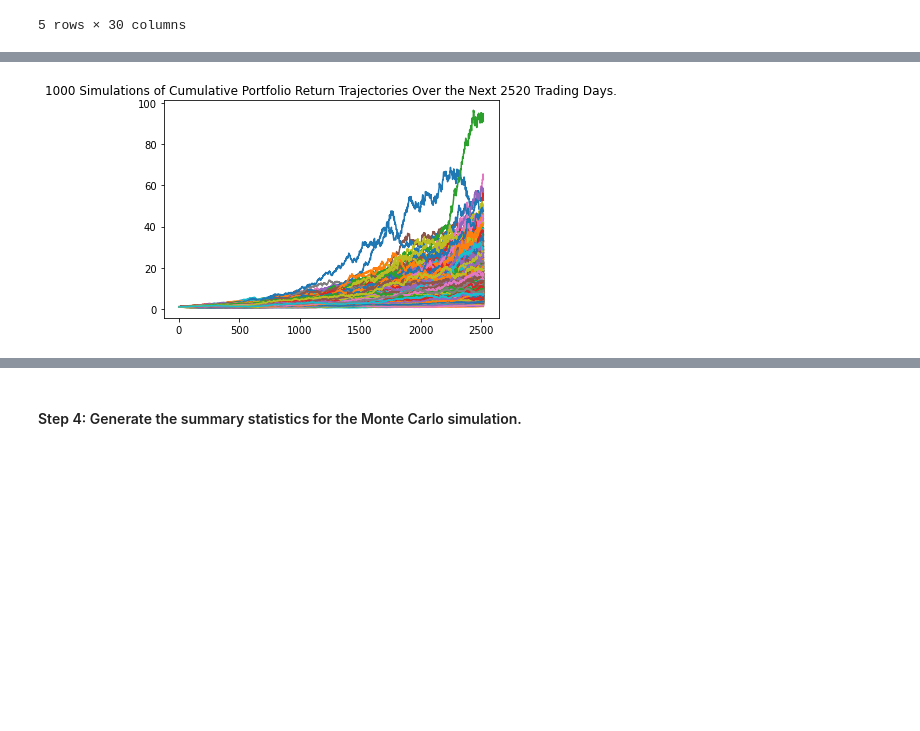
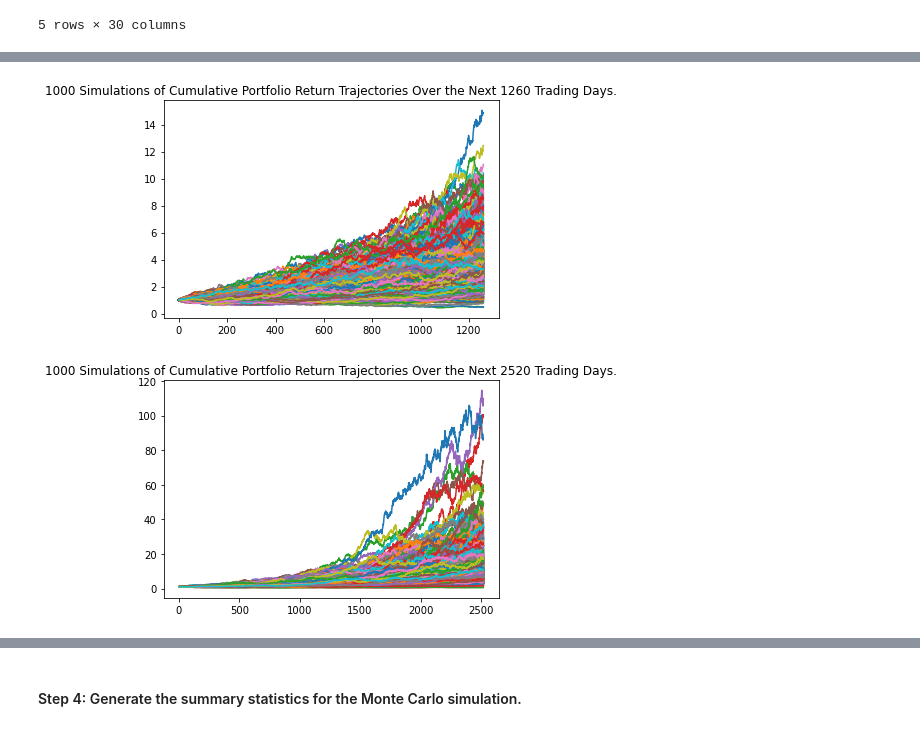
Before and after one commit to Hashtahg/Project_1_Bootcamp, a Jupyter notebook: portfolio_analysis.ipynb, the cells around one changed output, grey strips where cells are left out. Cells and saved outputs as stored; diff of their text form; code cells hidden in the pictures; blank space fills up the shorter version.

```diff
--- a/portfolio_analysis.ipynb
+++ b/portfolio_analysis.ipynb
@@ -248,3 +250,13 @@ MC_even_weight.portfolio_data.head()
 | 2017-10-19 00:00:00-04:00 | NaN | NaN | NaN | NaN | NaN | NaN | NaN | NaN | NaN | NaN | ... |
 | 2017-10-20 00:00:00-04:00 | NaN | NaN | NaN | NaN | NaN | NaN | NaN | NaN | NaN | NaN | ... |
 5 rows × 30 columns
+# %%
+MC_even_weight_10yr = MCSimulation(
+    portfolio_data = prices_df,
+    weights = [0.2,0.2,0.2,0.2,0.2],
+    num_simulation = 1000,
+    #num_trading_days = 252*time_horizon  #This variable is 5, 10, or 20 depending on client's input above
+    num_trading_days = 252*10 #added 2021-11-02 by Paul Lopez. We'll be running 5yr, 10yr, and 20yr MC. So hardcoded the * 10 now
+)
+
+MC_even_weight_10yr.portfolio_data.head()
@@ -275,5 +359,11 @@ Running Monte Carlo simulation number 800.
 # %%
-# Visualize the Monte Carlo simulation by creating an overlay line plot
-MC_even_weight_line_plot = MC_even_weight.plot_simulation()
+# Visualize the Monte Carlo simulation by creating an overlay line plot for the 5yr scenario
+MC_even_weight_line_5yr_plot = MC_even_weight_5yr.plot_simulation()
 # %% [output]
-[figure, old version]
+[figure, new version]
+# %%
+# Visualize the Monte Carlo simulation by creating an overlay line plot for the 10yr scenario
+
+MC_even_weight_line_10yr_plot = MC_even_weight_10yr.plot_simulation()
+# %% [output]
+[figure, added]
```
Also changed, not shown: parts of 21 cells of this notebook, 1 other file.
